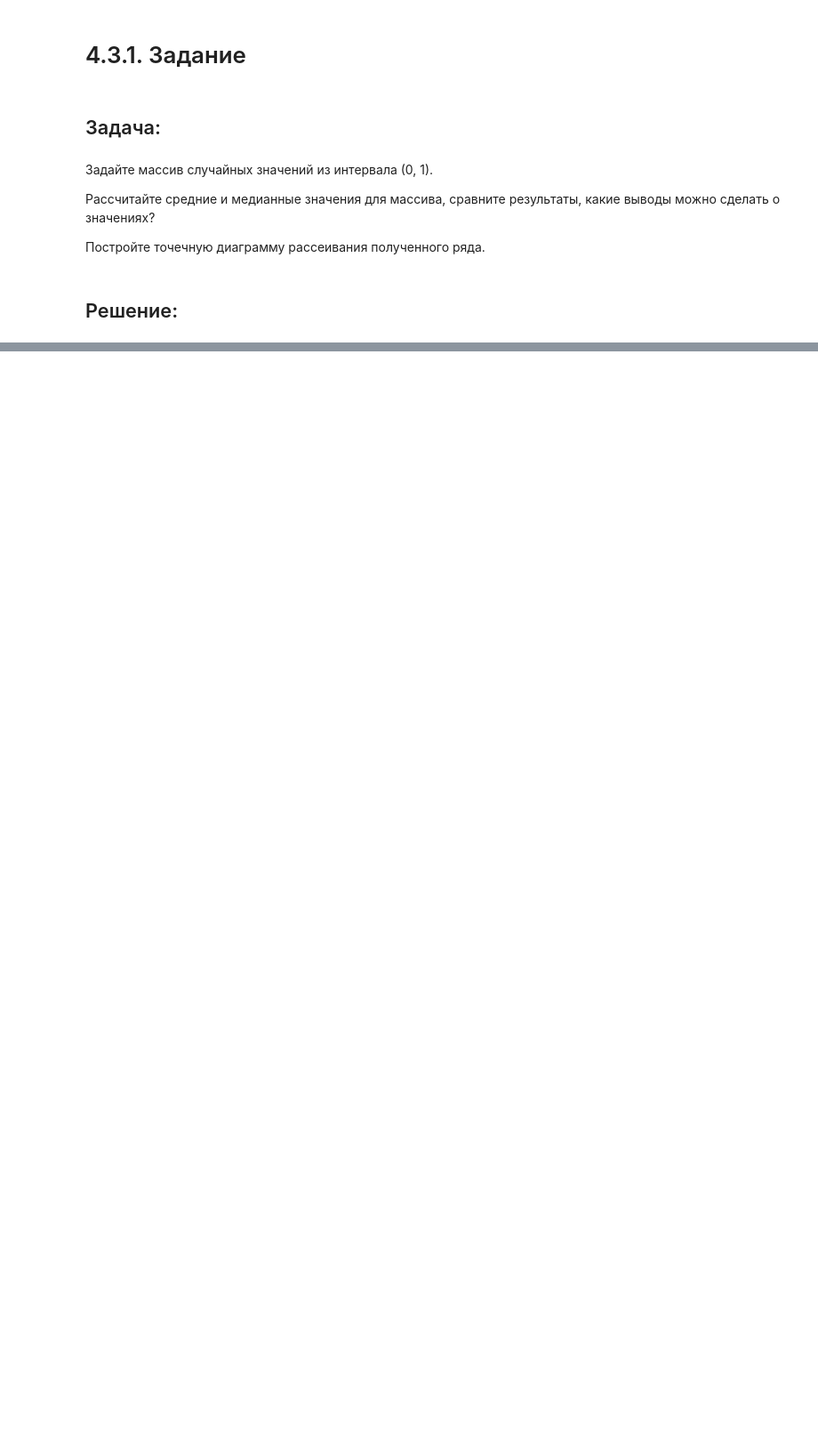
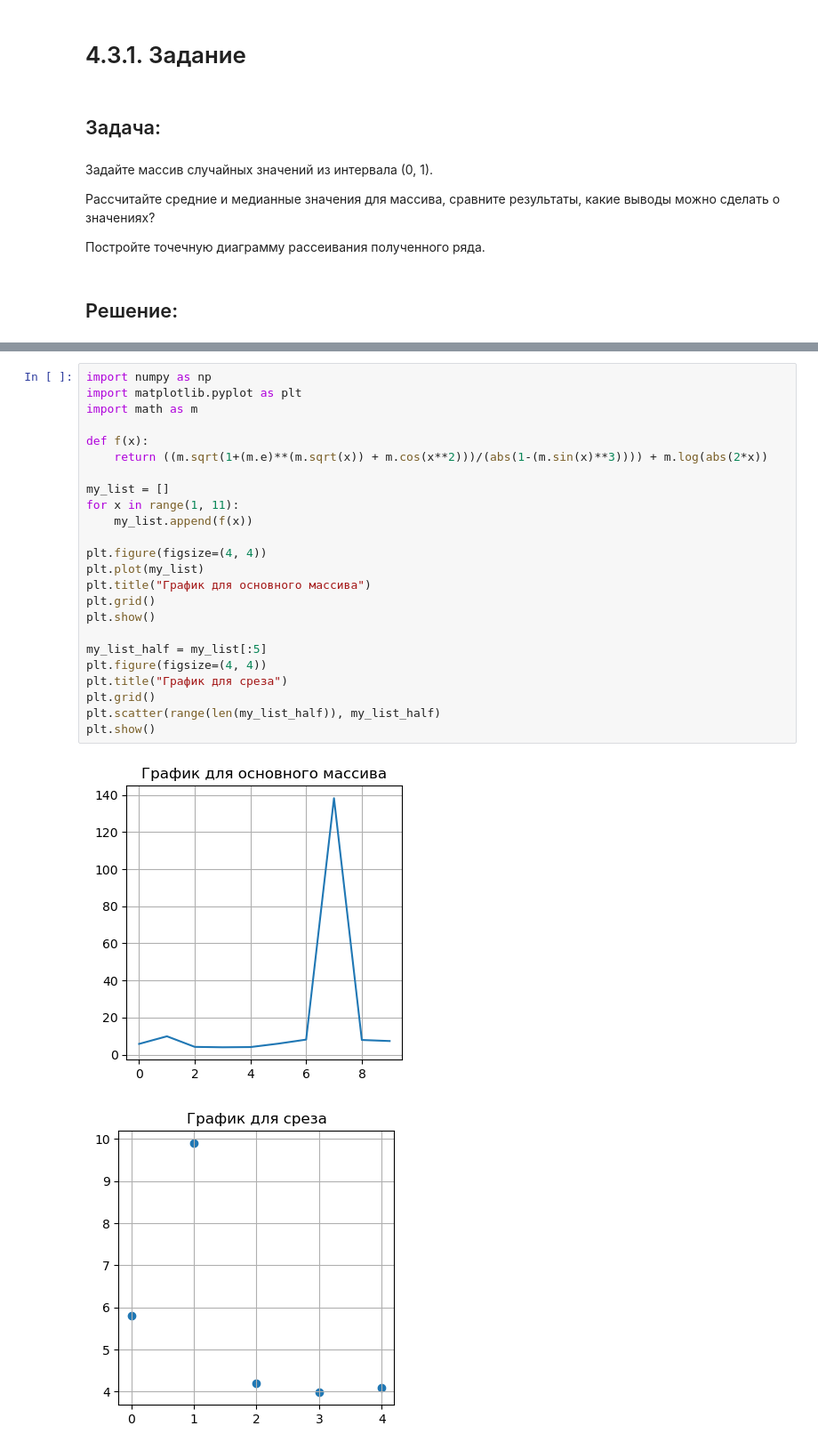
Before and after one commit to Kaz1deX/Artificial-intelligence-Mirea, a Jupyter notebook: Petrunin_M_Workbook1.ipynb, the cells around one changed output, grey strips where cells are left out. Shown: that part at 89% size. Drawn from its saved outputs; the diff is of its cells as text; blank space fills up the shorter version.

```diff
--- a/Petrunin_M_Workbook1.ipynb
+++ b/Petrunin_M_Workbook1.ipynb
@@ -462,0 +467,27 @@ new commit
+# %%
+import numpy as np
+import matplotlib.pyplot as plt
+import math as m
+
+def f(x):
+    return ((m.sqrt(1+(m.e)**(m.sqrt(x)) + m.cos(x**2)))/(abs(1-(m.sin(x)**3)))) + m.log(abs(2*x))
+
+my_list = []
+for x in range(1, 11):
+    my_list.append(f(x))
+
+plt.figure(figsize=(4, 4))
+plt.plot(my_list)
+plt.title("График для основного массива")
+plt.grid()
+plt.show()
+
+my_list_half = my_list[:5]
+plt.figure(figsize=(4, 4))
+plt.title("График для среза")
+plt.grid()
+plt.scatter(range(len(my_list_half)), my_list_half)
+plt.show()
+# %% [output]
+[figure, added]
+[figure, added]
```
Also changed, not shown: parts of 8 cells of this notebook.
